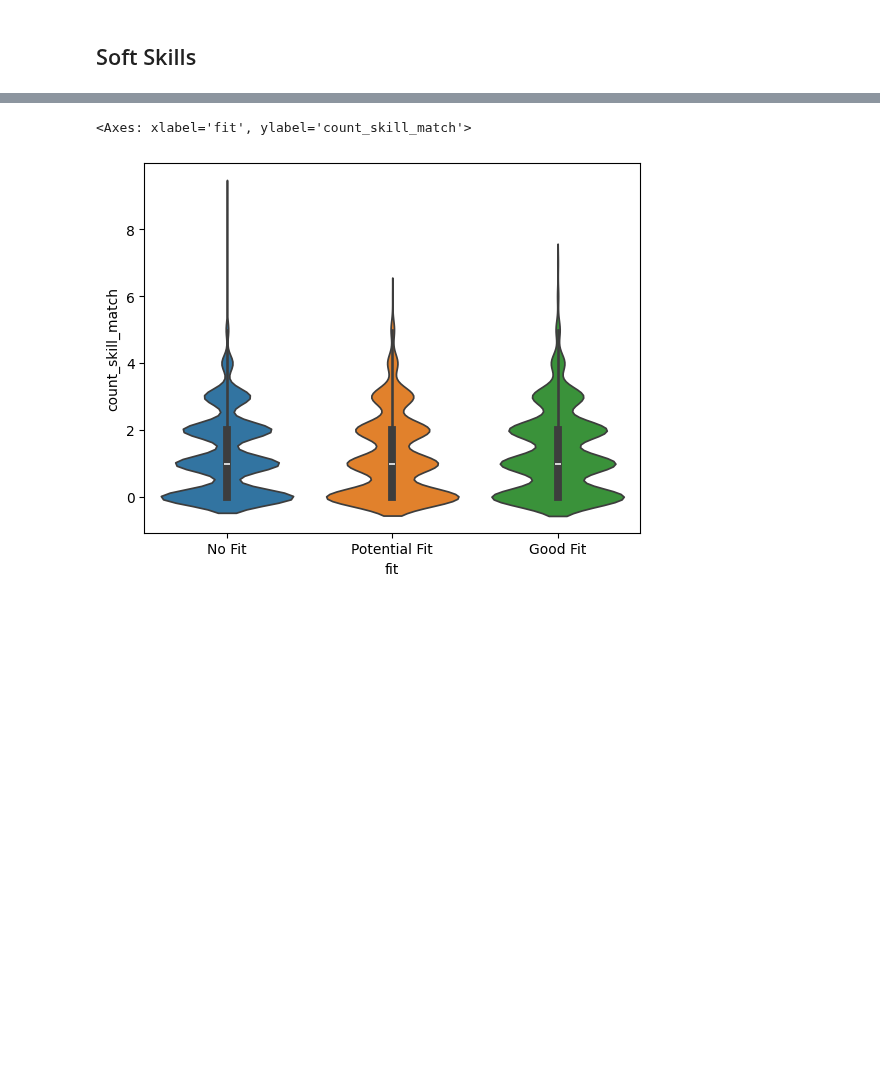
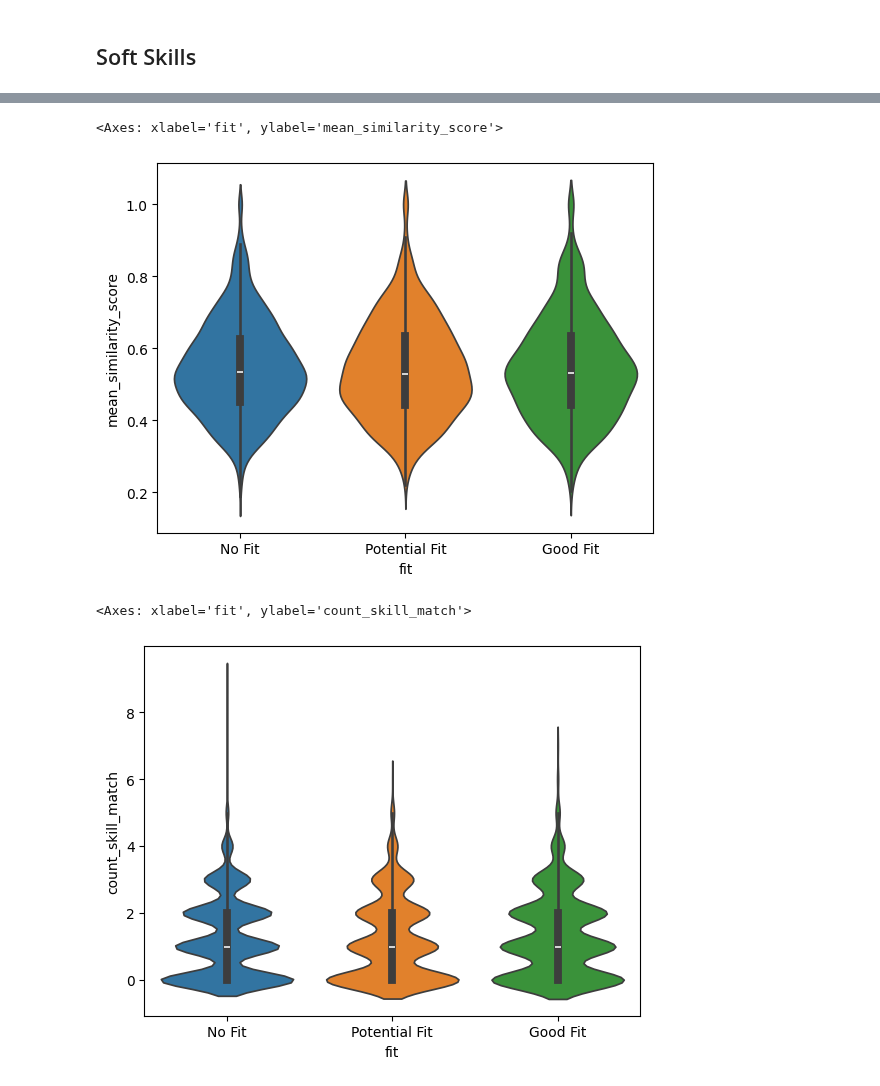
Before and after one commit to YeOldMan23/jobmirror, a Jupyter notebook: data-processing-silver-skills.ipynb, the cells around one changed output, grey strips where cells are left out. Drawn from its saved outputs; the diff is of its cells as text; code cells hidden in the pictures; blank space fills up the shorter version.

```diff
--- a/data-processing-silver-skills.ipynb
+++ b/data-processing-silver-skills.ipynb
@@ -878,15 +950,20 @@ sns.violinplot(data=df_joined_pd, x='fit', y='specific_match_ratio', hue='fit')
 # %% [markdown]
 ## Soft Skills
 # %%
-# Clean soft skills list
-df_soft_skills_cleaned = df_compare_soft.select('job_id', 'resume_id', 'fit', 'jd_soft_skills', 'soft_skills_matched')
-df_soft_skills_cleaned = df_soft_skills_cleaned.withColumn(
-    "soft_skills_matched",
-    F.expr("filter(soft_skills_matched, x -> x is not null)")
-)
-df_soft_skills_cleaned = df_soft_skills_cleaned.withColumn(
-    "soft_skills_matched",
-    F.array_distinct("soft_skills_matched")
-)
+# Read from cache
+df_compare_soft = spark.read.option("header", "true").parquet("datamart/temp/df_compare_soft.parquet")
+
+# Clean soft skills
+df_soft_skills_cleaned = df_compare_soft.select('job_id', 'resume_id', 'fit', 'soft_skills_similarity_scores')
+# df_soft_skills_cleaned = df_soft_skills_cleaned.withColumn(
+#     "soft_skills_matched",
+#     F.expr("filter(soft_skills_matched, x -> x is not null)")
+# )
+# df_soft_skills_cleaned = df_soft_skills_cleaned.withColumn(
+#     "soft_skills_matched",
+#     F.array_distinct("soft_skills_matched")
+# )
 # %%
 df_soft_skills_pd = df_soft_skills_cleaned.toPandas()
+# %%
+df_soft_skills_pd['mean_similarity_score'] = df_soft_skills_pd['soft_skills_similarity_scores'].apply(lambda x: np.mean(x) if x else None)
@@ -893,3 +979,8 @@ df_soft_skills_pd = df_soft_skills_cleaned.toPandas()
+# %%
+sns.violinplot(df_soft_skills_pd, x="fit", y="mean_similarity_score", hue="fit")
+# %% [output]
+<Axes: xlabel='fit', ylabel='mean_similarity_score'>
+[figure, added]
 # %%
 df_soft_skills_pd['count_skill_match'] = df_soft_skills_pd['soft_skills_matched'].apply(lambda x: len(x))
 df_soft_skills_pd['count_skill_jd'] = df_soft_skills_pd['jd_soft_skills'].apply(lambda x: len(x))
```
Also changed, not shown: parts of 16 cells of this notebook, 5 other files.
